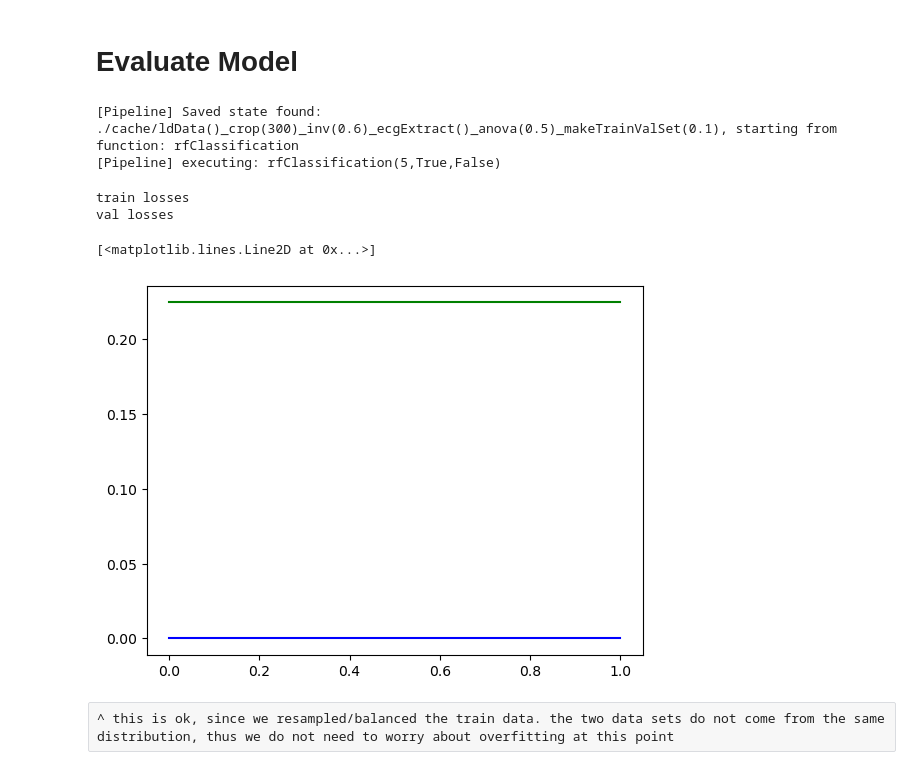
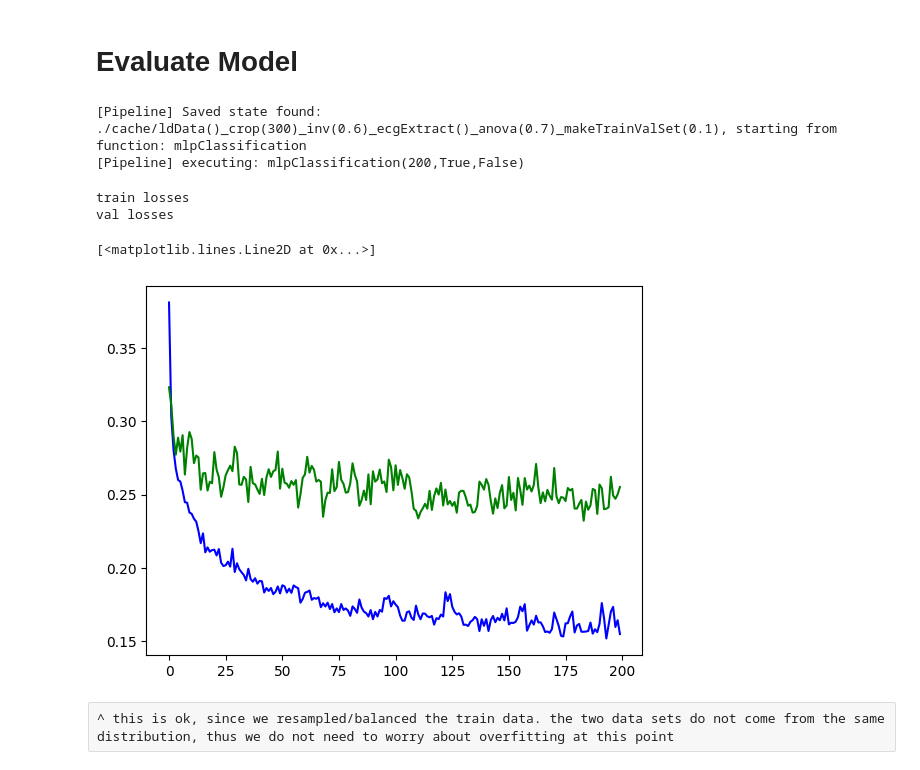
Before and after one commit to ChristopherKotthoff/AML_Task2, a Jupyter notebook: heinrich.ipynb, the cells around one changed output. Drawn from its saved outputs; the diff is of its cells as text; code cells hidden in the pictures.

```diff
--- a/heinrich.ipynb
+++ b/heinrich.ipynb
@@ -19,30 +17,30 @@ ImportError: cannot import name 'issparse' from 'scipy.sparse' (unknown location
 # %%
 hyper = {
 
     "inv_threshold": 0.6,
     "crop_location": 300,
-    "mlpClassification_epochs": 150,
+    "mlpClassification_epochs": 200,
     "mlpClassification_useValidationSet": True,
     "mlpClassification_makePrediction": False,
     "makeTrainValSet_valPercent": 0.1,
-    "rfClassification_depth": 7,
+    "rfClassification_depth": 3,
     "rfClassification_useValidationSet": True,
     "rfClassification_makePrediction": False,
-    "anova_percentage": 0.5
+    "anova_percentage": 0.7
 }
 
-data = pipeline([ ldData, crop, inv, ecgExtract, makeTrainValSet, rfClassification ], hyper )
+data = pipeline([ ldData, crop, inv, ecgExtract, anova, makeTrainValSet, mlpClassification ], hyper )
 print( "train losses" )
 plt.plot( data[ "train_losses" ], color = "blue" )
 print( "val losses" )
 plt.plot( data[ "val_losses" ], color = "green" )
 # %% [output]
-[Pipeline] Saved state found: ./cache/ldData()_crop(300)_inv(0.6)_ecgExtract()_anova(0.5)_makeTrainValSet(0.1), starting from function: rfClassification
-[Pipeline] executing: rfClassification(5,True,False)
+[Pipeline] Saved state found: ./cache/ldData()_crop(300)_inv(0.6)_ecgExtract()_anova(0.7)_makeTrainValSet(0.1), starting from function: mlpClassification
+[Pipeline] executing: mlpClassification(200,True,False)
 train losses
 val losses
 [<matplotlib.lines.Line2D at 0x...>]
-[figure, old version]
+[figure, new version]
 # %% [raw]
 ^ this is ok, since we resampled/balanced the train data. the two data sets do not come from the same distribution, thus we do not need to worry about overfitting at this point
 # %%
```
Also changed, not shown: parts of 3 cells of this notebook, 1 other file.
